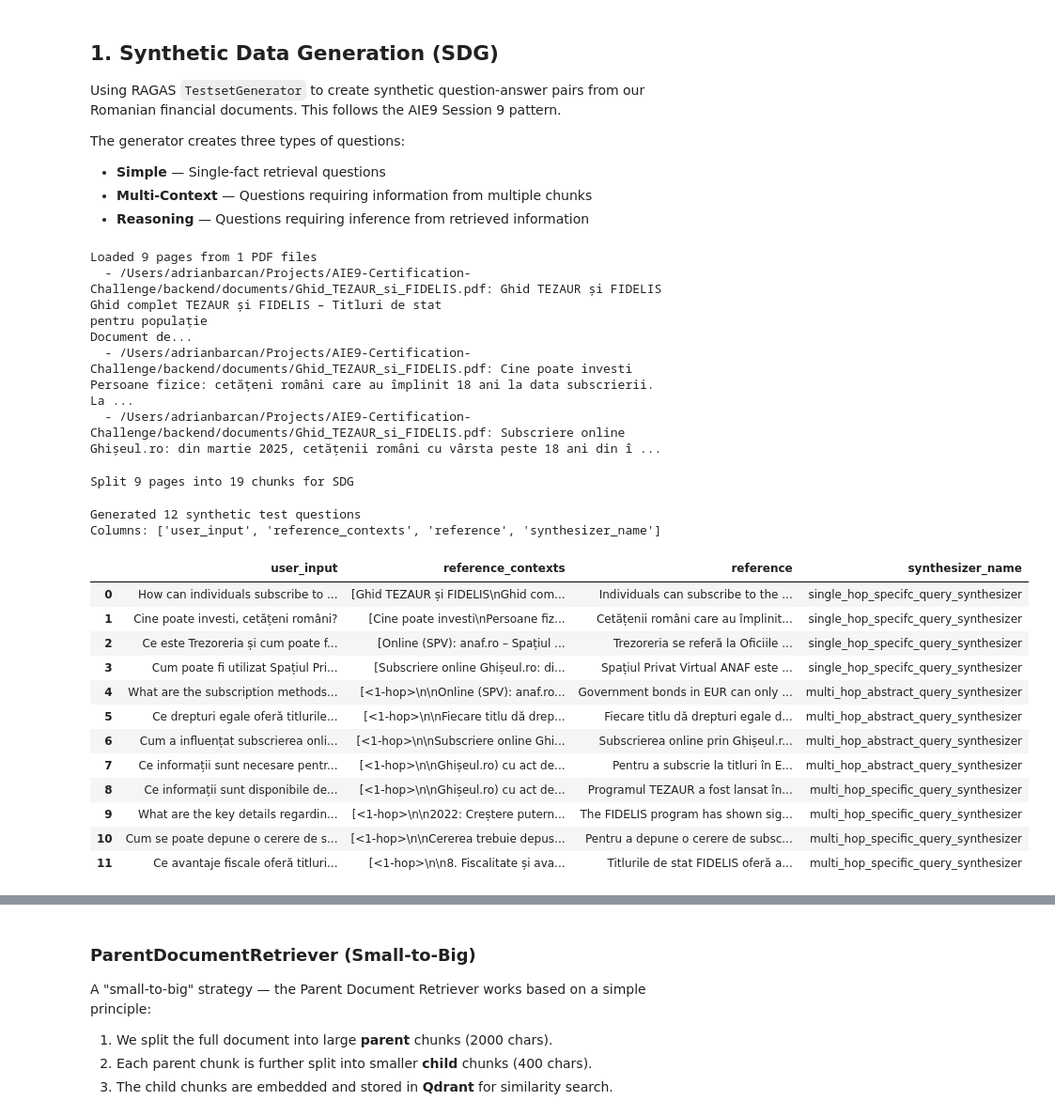
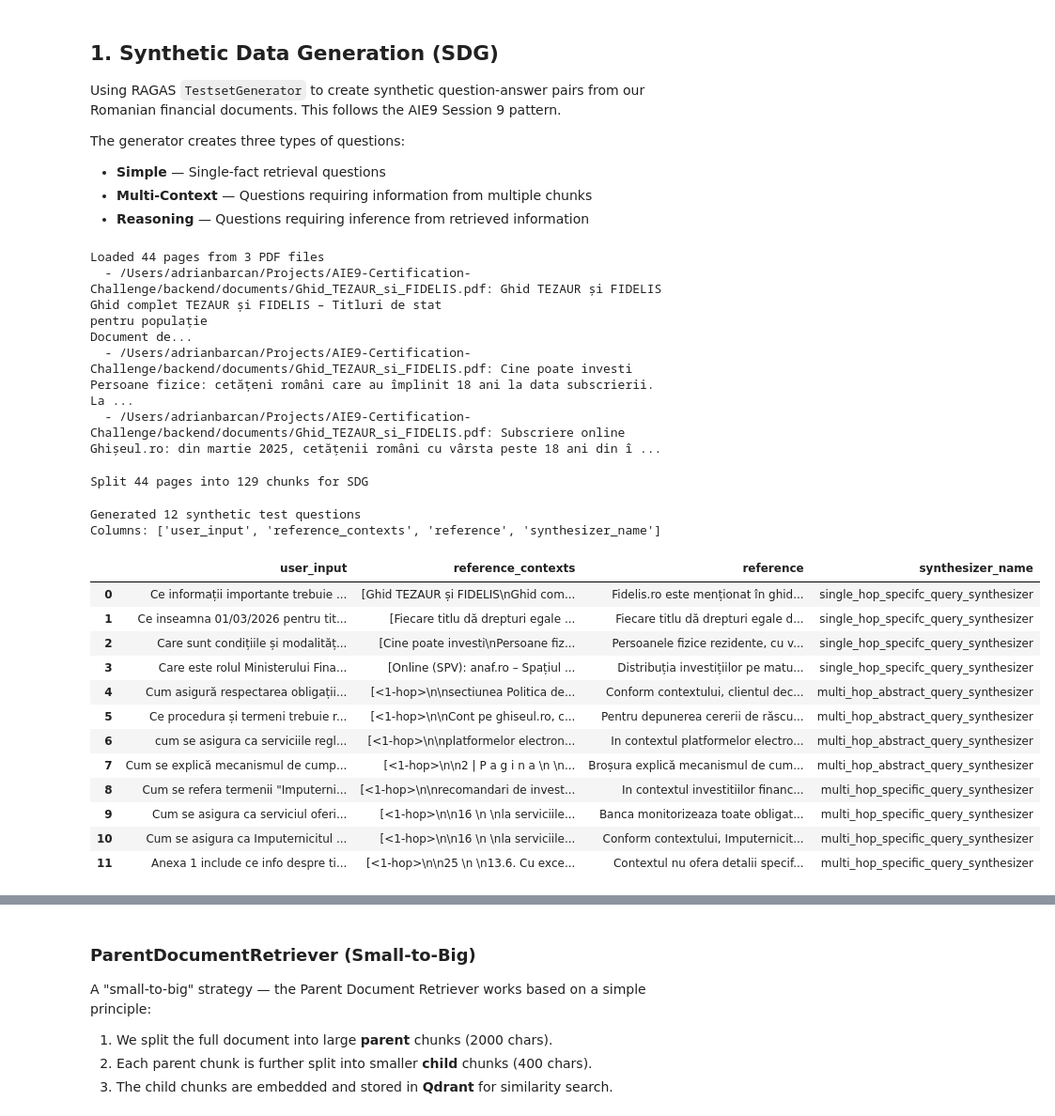
Before and after one commit to adrian-barcan/AIE9-Certification-Challenge, a Jupyter notebook: backend/notebooks/sdg_and_evaluation.ipynb, the cells around one changed output, grey strips where cells are left out. Shown at 94% size. Cells and saved outputs as stored; diff of their text form; code cells hidden in the pictures.

```diff
--- a/backend/notebooks/sdg_and_evaluation.ipynb
+++ b/backend/notebooks/sdg_and_evaluation.ipynb
@@ -73,6 +74,7 @@ else:
 pdf_files = [
     os.path.join(_docs_base, 'Ghid_TEZAUR_si_FIDELIS.pdf'),
     os.path.join(_docs_base, 'ghid_investitor_titluri_stat_ue_2019.pdf'),
+    os.path.join(_docs_base, 'termeni_conditii_ordine_unitati_fond.pdf'),
 ]
 
 documents = []
@@ -84,7 +86,7 @@ print(f'Loaded {len(documents)} pages from {len(pdf_files)} PDF files')
 for doc in documents[:3]:
     print(f'  - {doc.metadata.get("source", "unknown")}: {doc.page_content[:100]}...')
 # %% [output]
-Loaded 9 pages from 1 PDF files
+Loaded 44 pages from 3 PDF files
   - /Users/adrianbarcan/Projects/AIE9-Certification-Challenge/backend/documents/Ghid_TEZAUR_si_FIDELIS.pdf: Ghid TEZAUR și FIDELIS
 Ghid complet TEZAUR și FIDELIS – Titluri de stat
 pentru populație
@@ -111,7 +113,7 @@ sdg_chunks = sdg_splitter.split_documents(documents)
 print(f'Split {len(documents)} pages into {len(sdg_chunks)} chunks for SDG')
 
 # Setup LLM and embeddings for SDG
-generator_llm = LangchainLLMWrapper(ChatOpenAI(model='gpt-4o-mini', api_key=settings.openai_api_key))
+generator_llm = LangchainLLMWrapper(ChatOpenAI(model='gpt-4.1-nano', api_key=settings.openai_api_key))
 generator_embeddings = LangchainEmbeddingsWrapper(OpenAIEmbeddings(
     model=settings.embedding_model,
     api_key=settings.openai_api_key
@@ -143,43 +145,43 @@ sdg_transforms = [
 
 # Fresh generator instance
 generator = TestsetGenerator(
     llm=generator_llm,
     embedding_model=generator_embeddings,
 )
 
 def _run_sdg():
     loop = asyncio.new_event_loop()
     asyncio.set_event_loop(loop)
     result = generator.generate_with_langchain_docs(
         documents=sdg_chunks,
         testset_size=10,
         transforms=sdg_transforms,
         raise_exceptions=False,
     )
     loop.close()
     return result
 
 with concurrent.futures.ThreadPoolExecutor() as pool:
     testset = pool.submit(_run_sdg).result()
 
 test_df = testset.to_pandas()
 print(f'Generated {len(test_df)} synthetic test questions')
 print(f'Columns: {list(test_df.columns)}')
 display(test_df.head(15))
 # %% [output]
-Split 9 pages into 19 chunks for SDG
+Split 44 pages into 129 chunks for SDG
 Generated 12 synthetic test questions
 Columns: ['user_input', 'reference_contexts', 'reference', 'synthesizer_name']
 |  | user_input | reference_contexts | reference | synthesizer_name |
-| 0 | How can individuals subscribe to ... | [Ghid TEZAUR și FIDELIS\nGhid com... | Individuals can subscribe to the ... | single_hop_specifc_query_synthesizer |
-| 1 | Cine poate investi, cetățeni români? | [Cine poate investi\nPersoane fiz... | Cetățenii români care au împlinit... | single_hop_specifc_query_synthesizer |
-| 2 | Ce este Trezoreria și cum poate f... | [Online (SPV): anaf.ro – Spațiul ... | Trezoreria se referă la Oficiile ... | single_hop_specifc_query_synthesizer |
-| 3 | Cum poate fi utilizat Spațiul Pri... | [Subscriere online Ghișeul.ro: di... | Spațiul Privat Virtual ANAF este ... | single_hop_specifc_query_synthesizer |
-| 4 | What are the subscription methods... | [<1-hop>\n\nOnline (SPV): anaf.ro... | Government bonds in EUR can only ... | multi_hop_abstract_query_synthesizer |
-| 5 | Ce drepturi egale oferă titlurile... | [<1-hop>\n\nFiecare titlu dă drep... | Fiecare titlu dă drepturi egale d... | multi_hop_abstract_query_synthesizer |
-| 6 | Cum a influențat subscrierea onli... | [<1-hop>\n\nSubscriere online Ghi... | Subscrierea online prin Ghișeul.r... | multi_hop_abstract_query_synthesizer |
-| 7 | Ce informații sunt necesare pentr... | [<1-hop>\n\nGhișeul.ro) cu act de... | Pentru a subscrie la titluri în E... | multi_hop_abstract_query_synthesizer |
-| 8 | Ce informații sunt disponibile de... | [<1-hop>\n\nGhișeul.ro) cu act de... | Programul TEZAUR a fost lansat în... | multi_hop_specific_query_synthesizer |
-| 9 | What are the key details regardin... | [<1-hop>\n\n2022: Creștere putern... | The FIDELIS program has shown sig... | multi_hop_specific_query_synthesizer |
-| 10 | Cum se poate depune o cerere de s... | [<1-hop>\n\nCererea trebuie depus... | Pentru a depune o cerere de subsc... | multi_hop_specific_query_synthesizer |
-| 11 | Ce avantaje fiscale oferă titluri... | [<1-hop>\n\n8. Fiscalitate și ava... | Titlurile de stat FIDELIS oferă a... | multi_hop_specific_query_synthesizer |
+| 0 | Ce informații importante trebuie ... | [Ghid TEZAUR și FIDELIS\nGhid com... | Fidelis.ro este menționat în ghid... | single_hop_specifc_query_synthesizer |
+| 1 | Ce inseamna 01/03/2026 pentru tit... | [Fiecare titlu dă drepturi egale ... | Fiecare titlu dă drepturi egale d... | single_hop_specifc_query_synthesizer |
+| 2 | Care sunt condițiile și modalităț... | [Cine poate investi\nPersoane fiz... | Persoanele fizice rezidente, cu v... | single_hop_specifc_query_synthesizer |
+| 3 | Care este rolul Ministerului Fina... | [Online (SPV): anaf.ro – Spațiul ... | Distribuția investițiilor pe matu... | single_hop_specifc_query_synthesizer |
+| 4 | Cum asigură respectarea obligații... | [<1-hop>\n\nsectiunea Politica de... | Conform contextului, clientul dec... | multi_hop_abstract_query_synthesizer |
+| 5 | Ce procedura și termeni trebuie r... | [<1-hop>\n\nCont pe ghiseul.ro, c... | Pentru depunerea cererii de răscu... | multi_hop_abstract_query_synthesizer |
+| 6 | cum se asigura ca serviciile regl... | [<1-hop>\n\nplatformelor electron... | In contextul platformelor electro... | multi_hop_abstract_query_synthesizer |
+| 7 | Cum se explică mecanismul de cump... | [<1-hop>\n\n2 | P a g i n a \n \n... | Broșura explică mecanismul de cum... | multi_hop_abstract_query_synthesizer |
+| 8 | Cum se refera termenii "Imputerni... | [<1-hop>\n\nrecomandari de invest... | In contextul investitiilor financ... | multi_hop_specific_query_synthesizer |
+| 9 | Cum se asigura ca serviciul oferi... | [<1-hop>\n\n16 \n \nla serviciile... | Banca monitorizeaza toate obligat... | multi_hop_specific_query_synthesizer |
+| 10 | Cum se asigura ca Imputernicitul ... | [<1-hop>\n\n16 \n \nla serviciile... | Conform contextului, Imputernicit... | multi_hop_specific_query_synthesizer |
+| 11 | Anexa 1 include ce info despre ti... | [<1-hop>\n\n25 \n \n13.6. Cu exce... | Contextul nu ofera detalii specif... | multi_hop_specific_query_synthesizer |
```
Also changed, not shown: parts of 15 cells of this notebook, 3 other files.
